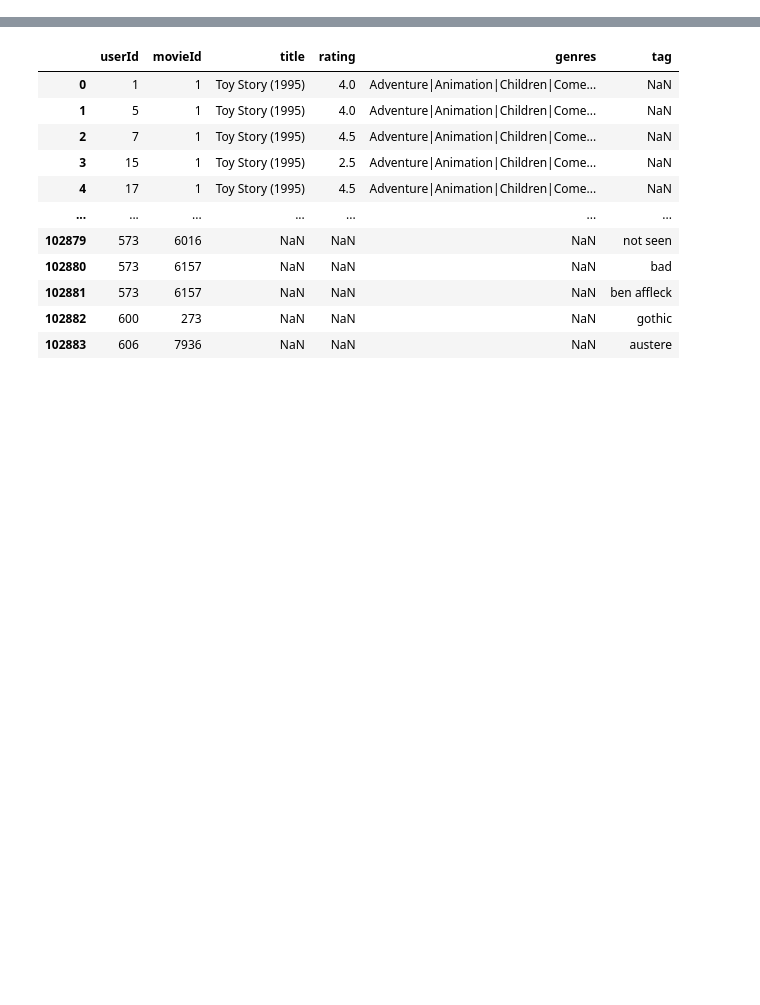
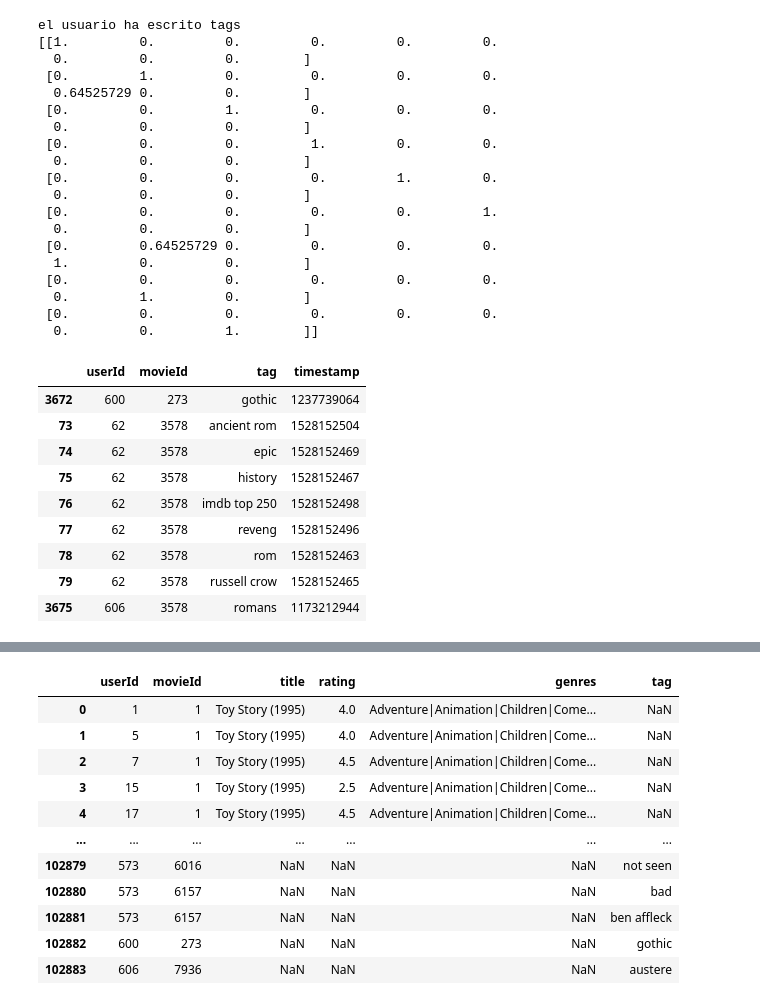
Before and after one commit to Liixxn/MovieMender, a Jupyter notebook: Movielens_recomendador.ipynb, the cells around one changed output, grey strips where cells are left out. Cells and saved outputs as stored; diff of their text form; code cells hidden in the pictures; blank space fills up the shorter version.

```diff
--- a/Movielens_recomendador.ipynb
+++ b/Movielens_recomendador.ipynb
@@ -276,3 +461,83 @@ El rating del usuario 1 para la pelicula Jumanji (1995) es de: 4.355
+# %%
+df_movie_tags = pd.read_csv('csv/tags.csv')
+# %%
+titulo_pelicula = "Gladiator (2000)"
+user_id = 600
+# %%
+df_users = pd.read_csv('csv/ratings.csv')
+df_movies = pd.read_csv('csv/movies.csv')
+# %%
+# Comprueba que exista el usuario o la pelicula
+if (len(df_users[df_users["userId"]==user_id])!=0) and (len(df_movies[df_movies["title"]==titulo_pelicula])!=0):
+    # Se obtiene el id de la pelicula
+    idPelicula = df_movies.loc[df_movies["title"]==titulo_pelicula, 'movieId'].iloc[0]
+    # Se obtiene al usuario dado
+    usuarioSeleccionado = df_users[df_users["userId"]==user_id]
+    # Comprueba si la pelicula ya ha sido votada por el usuario
+    if len(usuarioSeleccionado[usuarioSeleccionado["movieId"]==idPelicula])==0:
+
+        # Comprobar que el usuario ha escrito tags en peliculas
+        if len(df_movie_tags[df_movie_tags["userId"]==user_id])!=0:
+            print("el usuario ha escrito tags")
+            df_tagsUsuario = df_movie_tags[df_movie_tags["userId"]==user_id]
+
+            # Comprueba que la pelicula tenga tags
+            if len(df_movie_tags[df_movie_tags["movieId"]==idPelicula])!=0:
+                df_tagsPelicula = df_movie_tags[df_movie_tags["movieId"]==idPelicula]
+                frames = [df_tagsUsuario, df_tagsPelicula]
+                df_userTags_movieTags = pd.concat(frames)
+
+
+                # Se crea la instancia del tfidf
+                tfidfvec = TfidfVectorizer()
+                # Convierte el conjunto de datos en una matriz de tokens counts
+                tfidf_movie = tfidfvec.fit_transform((df_userTags_movieTags["tag"]))
+                # Se obtiene la similitud del coseno
+                cos_sim = cosine_similarity(tfidf_movie, tfidf_movie)
+                print(cos_sim)
+
+
+        else:
+            print("El usuario no ha escrito tags sobre esta pelicula")
+
+    else:
+        ratingUser = usuarioSeleccionado.loc[usuarioSeleccionado["movieId"]==idPelicula, 'rating'].iloc[0]
+        print("El rating del usuario " + str(user_id) + " para la pelicula " + titulo_pelicula + " es de: " + str(ratingUser))
+else:
+    print("El usuario no existe o la pelicula no existe")
+
+
+df_userTags_movieTags
+# %% [output]
+el usuario ha escrito tags
+[[1.         0.         0.         0.         0.         0.
+  0.         0.         0.        ]
+ [0.         1.         0.         0.         0.         0.
+  0.64525729 0.         0.        ]
+ [0.         0.         1.         0.         0.         0.
+  0.         0.         0.        ]
+ [0.         0.         0.         1.         0.         0.
+  0.         0.         0.        ]
+ [0.         0.         0.         0.         1.         0.
+  0.         0.         0.        ]
+ [0.         0.         0.         0.         0.         1.
+  0.         0.         0.        ]
+ [0.         0.64525729 0.         0.         0.         0.
+  1.         0.         0.        ]
+ [0.         0.         0.         0.         0.         0.
+  0.         1.         0.        ]
+ [0.         0.         0.         0.         0.         0.
+  0.         0.         1.        ]]
+|  | userId | movieId | tag | timestamp |
+| 3672 | 600 | 273 | gothic | 1237739064 |
+| 73 | 62 | 3578 | ancient rom | 1528152504 |
+| 74 | 62 | 3578 | epic | 1528152469 |
+| 75 | 62 | 3578 | history | 1528152467 |
+| 76 | 62 | 3578 | imdb top 250 | 1528152498 |
+| 77 | 62 | 3578 | reveng | 1528152496 |
+| 78 | 62 | 3578 | rom | 1528152463 |
+| 79 | 62 | 3578 | russell crow | 1528152465 |
+| 3675 | 606 | 3578 | romans | 1173212944 |
 # %%
 class Procesos:
     def __init__(self):
```
Also changed, not shown: parts of 11 cells of this notebook.
